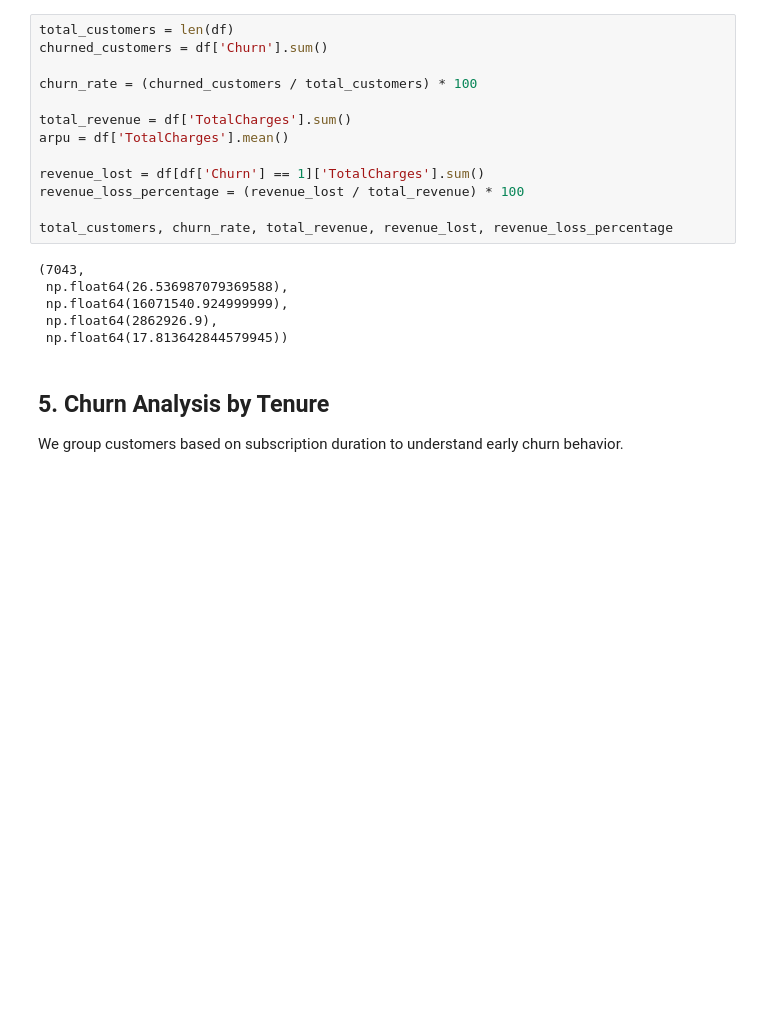
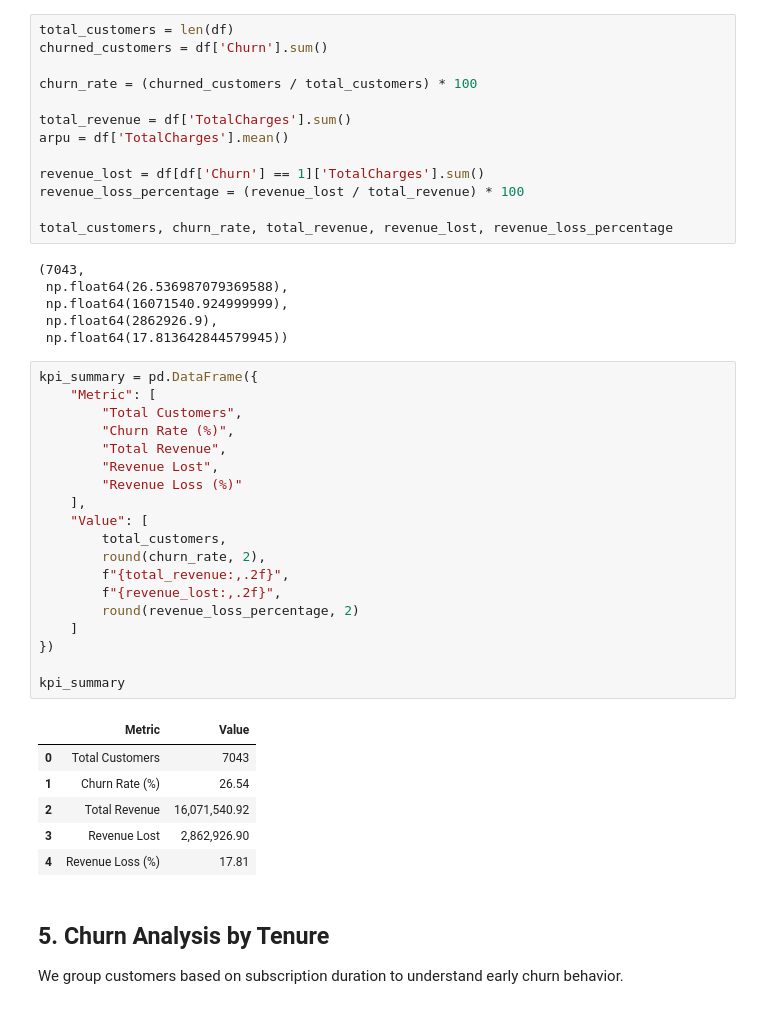
Before and after one commit to HemanthSai06/SaaS-Churn-Analysis, a Jupyter notebook: notebook/analysis.ipynb, the cells around one changed output. Drawn from its saved outputs; the diff is of its cells as text; blank space fills up the shorter version.

Commit message:
Added Executive Summary section

```diff
--- a/notebook/analysis.ipynb
+++ b/notebook/analysis.ipynb
@@ -87,6 +97,32 @@ total_customers, churn_rate, total_revenue, revenue_lost, revenue_loss_percentag
  np.float64(16071540.924999999),
  np.float64(2862926.9),
  np.float64(17.813642844579945))
+# %%
+kpi_summary = pd.DataFrame({
+    "Metric": [
+        "Total Customers",
+        "Churn Rate (%)",
+        "Total Revenue",
+        "Revenue Lost",
+        "Revenue Loss (%)"
+    ],
+    "Value": [
+        total_customers,
+        round(churn_rate, 2),
+        f"{total_revenue:,.2f}",
+        f"{revenue_lost:,.2f}",
+        round(revenue_loss_percentage, 2)
+    ]
+})
+
+kpi_summary
+# %% [output]
+|  | Metric | Value |
+| 0 | Total Customers | 7043 |
+| 1 | Churn Rate (%) | 26.54 |
+| 2 | Total Revenue | 16,071,540.92 |
+| 3 | Revenue Lost | 2,862,926.90 |
+| 4 | Revenue Loss (%) | 17.81 |
 # %% [markdown]
 ## 5. Churn Analysis by Tenure
 
```
Also changed, not shown: parts of 1 cell of this notebook, 1 other file.
